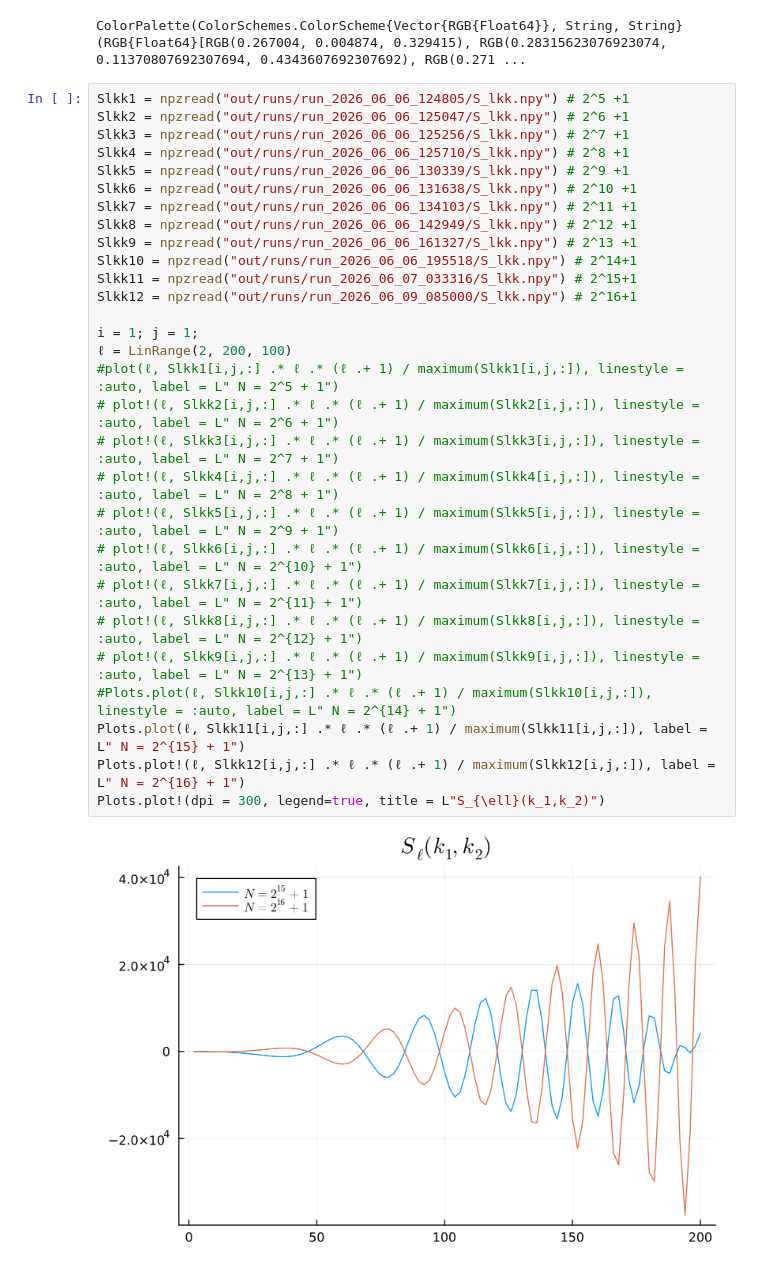
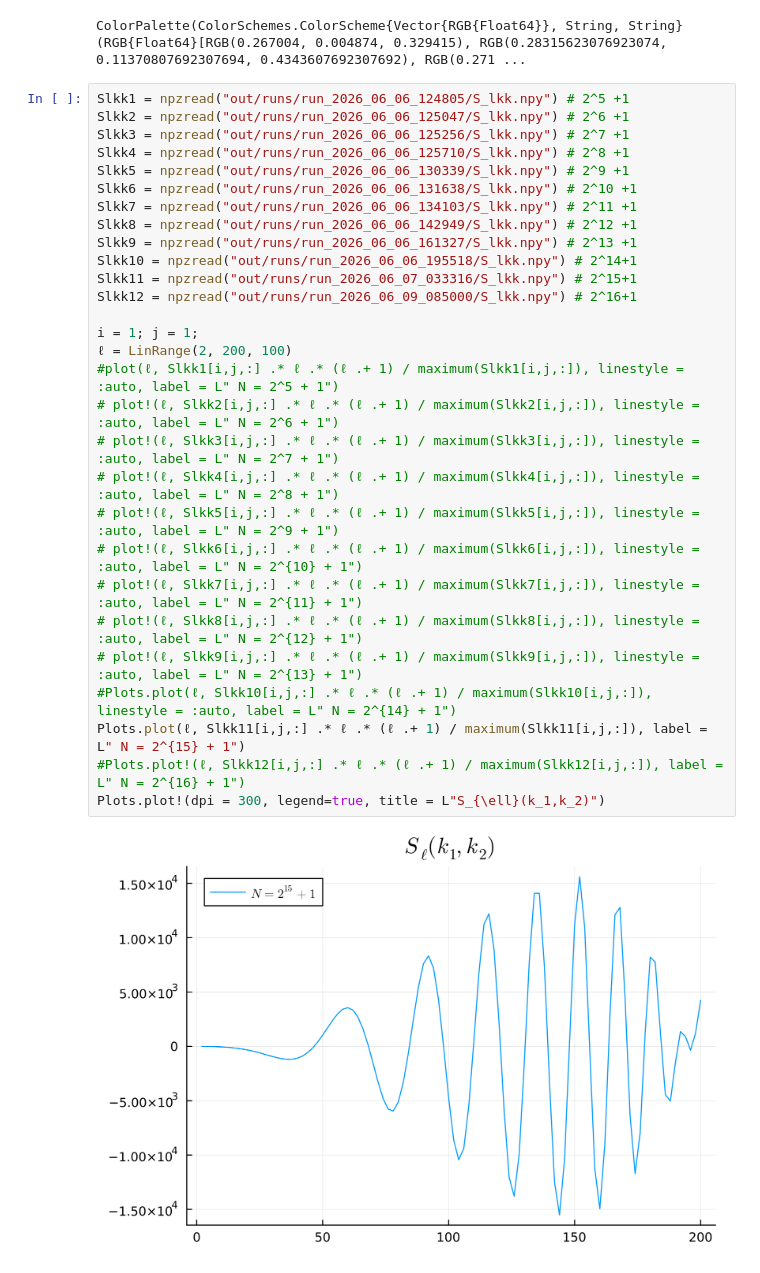
Before and after one commit to anvi-git/3D_Angular_Power_Spectrum, a Jupyter notebook: notebooks/comparisons.ipynb, the cells around one changed output. Drawn from its saved outputs; the diff is of its cells as text.

```diff
--- a/notebooks/comparisons.ipynb
+++ b/notebooks/comparisons.ipynb
@@ -58,34 +58,34 @@ ColorPalette(ColorSchemes.ColorScheme{Vector{RGB{Float64}}, String, String}(RGB{
 # %%
 Slkk1 = npzread("out/runs/run_2026_06_06_124805/S_lkk.npy") # 2^5 +1
 Slkk2 = npzread("out/runs/run_2026_06_06_125047/S_lkk.npy") # 2^6 +1
 Slkk3 = npzread("out/runs/run_2026_06_06_125256/S_lkk.npy") # 2^7 +1
 Slkk4 = npzread("out/runs/run_2026_06_06_125710/S_lkk.npy") # 2^8 +1
 Slkk5 = npzread("out/runs/run_2026_06_06_130339/S_lkk.npy") # 2^9 +1
 Slkk6 = npzread("out/runs/run_2026_06_06_131638/S_lkk.npy") # 2^10 +1
 Slkk7 = npzread("out/runs/run_2026_06_06_134103/S_lkk.npy") # 2^11 +1
 Slkk8 = npzread("out/runs/run_2026_06_06_142949/S_lkk.npy") # 2^12 +1
 Slkk9 = npzread("out/runs/run_2026_06_06_161327/S_lkk.npy") # 2^13 +1
 Slkk10 = npzread("out/runs/run_2026_06_06_195518/S_lkk.npy") # 2^14+1
 Slkk11 = npzread("out/runs/run_2026_06_07_033316/S_lkk.npy") # 2^15+1
 Slkk12 = npzread("out/runs/run_2026_06_09_085000/S_lkk.npy") # 2^16+1
 
 i = 1; j = 1;
 ℓ = LinRange(2, 200, 100)
 #plot(ℓ, Slkk1[i,j,:] .* ℓ .* (ℓ .+ 1) / maximum(Slkk1[i,j,:]), linestyle = :auto, label = L" N = 2^5 + 1")
 # plot!(ℓ, Slkk2[i,j,:] .* ℓ .* (ℓ .+ 1) / maximum(Slkk2[i,j,:]), linestyle = :auto, label = L" N = 2^6 + 1")
 # plot!(ℓ, Slkk3[i,j,:] .* ℓ .* (ℓ .+ 1) / maximum(Slkk3[i,j,:]), linestyle = :auto, label = L" N = 2^7 + 1")
 # plot!(ℓ, Slkk4[i,j,:] .* ℓ .* (ℓ .+ 1) / maximum(Slkk4[i,j,:]), linestyle = :auto, label = L" N = 2^8 + 1")
 # plot!(ℓ, Slkk5[i,j,:] .* ℓ .* (ℓ .+ 1) / maximum(Slkk5[i,j,:]), linestyle = :auto, label = L" N = 2^9 + 1")
 # plot!(ℓ, Slkk6[i,j,:] .* ℓ .* (ℓ .+ 1) / maximum(Slkk6[i,j,:]), linestyle = :auto, label = L" N = 2^{10} + 1")
 # plot!(ℓ, Slkk7[i,j,:] .* ℓ .* (ℓ .+ 1) / maximum(Slkk7[i,j,:]), linestyle = :auto, label = L" N = 2^{11} + 1")
 # plot!(ℓ, Slkk8[i,j,:] .* ℓ .* (ℓ .+ 1) / maximum(Slkk8[i,j,:]), linestyle = :auto, label = L" N = 2^{12} + 1")
 # plot!(ℓ, Slkk9[i,j,:] .* ℓ .* (ℓ .+ 1) / maximum(Slkk9[i,j,:]), linestyle = :auto, label = L" N = 2^{13} + 1")
 #Plots.plot(ℓ, Slkk10[i,j,:] .* ℓ .* (ℓ .+ 1) / maximum(Slkk10[i,j,:]), linestyle = :auto, label = L" N = 2^{14} + 1")
 Plots.plot(ℓ, Slkk11[i,j,:] .* ℓ .* (ℓ .+ 1) / maximum(Slkk11[i,j,:]), label = L" N = 2^{15} + 1")
-Plots.plot!(ℓ, Slkk12[i,j,:] .* ℓ .* (ℓ .+ 1) / maximum(Slkk12[i,j,:]), label = L" N = 2^{16} + 1")
+#Plots.plot!(ℓ, Slkk12[i,j,:] .* ℓ .* (ℓ .+ 1) / maximum(Slkk12[i,j,:]), label = L" N = 2^{16} + 1")
 Plots.plot!(dpi = 300, legend=true, title = L"S_{\ell}(k_1,k_2)")
 # %% [output]
-[figure, old version]
+[figure, new version]
 # %%
 S1 = npzread("out/runs/run_2026_06_06_124805/S_l.npy") # 2^5 +1
 S2 = npzread("out/runs/run_2026_06_06_125047/S_l.npy") # 2^6 +1
```
Also changed, not shown: parts of 4 cells of this notebook, 4 other files.
